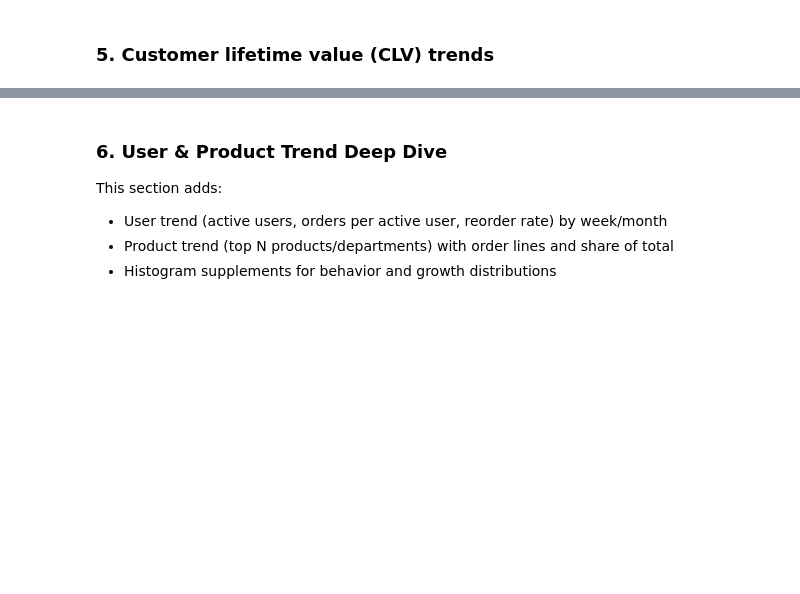
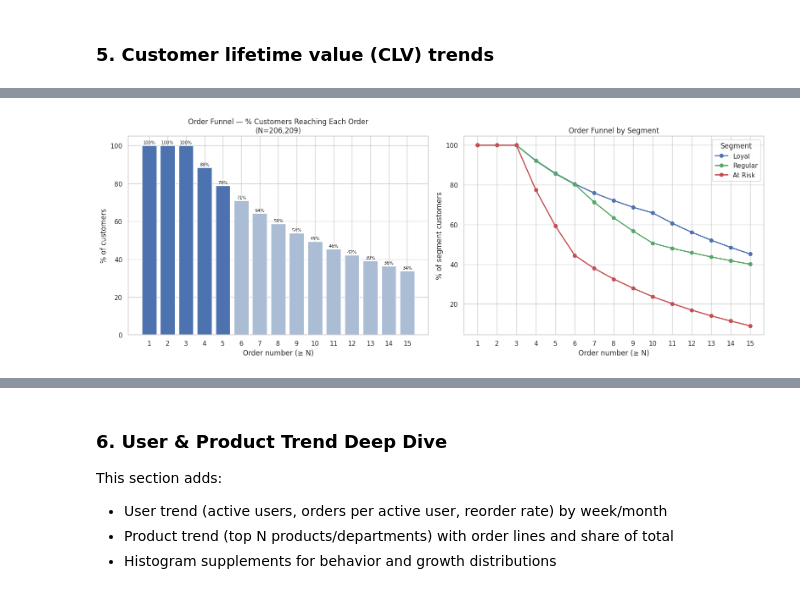
Before and after one commit to ppts2545/Instacart-Market-Basket-Analysis, a Jupyter notebook: notebooks/02_Exploratory_Data_Analysis/02_customer_behavior.ipynb, the cells around one changed output, grey strips where cells are left out. Saved outputs shown, nothing was run; the diff lists cells and outputs as text; code cells hidden in the pictures; blank space fills up the shorter version.

```diff
--- a/notebooks/02_Exploratory_Data_Analysis/02_customer_behavior.ipynb
+++ b/notebooks/02_Exploratory_Data_Analysis/02_customer_behavior.ipynb
@@ -1007,0 +1555,92 @@ Category summary (department) - top 12 by order lines:
+# %%
+# --- Order Funnel ---
+FUNNEL_MAX_ORDER = 15  # show up to order #15
+
+# Customer max order number (total_orders per customer)
+user_max_order = (
+    df.groupby("user_id", observed=False)["order_number"]
+    .max()
+    .reset_index()
+    .rename(columns={"order_number": "max_order"})
+    .merge(rfm[["user_id", "segment"]], on="user_id", how="left")
+)
+user_max_order["segment"] = user_max_order["segment"].fillna("Unknown")
+
+total_customers = user_max_order["user_id"].nunique()
+
+# Overall funnel: % of customers with max_order >= n
+funnel_steps = range(1, FUNNEL_MAX_ORDER + 1)
+funnel = pd.DataFrame(
+    {
+        "order_n": list(funnel_steps),
+        "customers_reached": [
+            (user_max_order["max_order"] >= n).sum() for n in funnel_steps
+        ],
+    }
+)
+funnel["pct_of_total"] = funnel["customers_reached"] / total_customers
+funnel["drop_off_pct"] = funnel["pct_of_total"].diff(-1).clip(lower=0)  # % lost at this step
+
+# Segment funnel
+seg_funnel_rows = []
+for seg in SEGMENT_ORDER + ["Unknown"]:
+    seg_users = user_max_order[user_max_order["segment"] == seg]
+    n_seg = len(seg_users)
+    if n_seg == 0:
+        continue
+    for n in funnel_steps:
+        seg_funnel_rows.append(
+            {
+                "segment": seg,
+                "order_n": n,
+                "pct_reached": (seg_users["max_order"] >= n).sum() / n_seg,
+            }
+        )
+seg_funnel = pd.DataFrame(seg_funnel_rows)
+
+fig, axes = plt.subplots(1, 2, figsize=(16, 6))
+
+# Overall funnel bar chart
+bar_colors = ["#4C72B0" if n <= 5 else "#AABDD4" for n in funnel["order_n"]]
+axes[0].bar(funnel["order_n"], funnel["pct_of_total"] * 100, color=bar_colors, edgecolor="white")
+axes[0].set_title(f"Order Funnel — % Customers Reaching Each Order\n(N={total_customers:,})")
+axes[0].set_xlabel("Order number (≥ N)")
+axes[0].set_ylabel("% of customers")
+axes[0].set_xticks(list(funnel_steps))
+for _, row in funnel.iterrows():
+    axes[0].text(
+        row["order_n"], row["pct_of_total"] * 100 + 0.5,
+        f"{row['pct_of_total']:.0%}", ha="center", va="bottom", fontsize=7.5
+    )
+
+# Segment funnel line chart
+seg_palette = dict(zip(SEGMENT_ORDER, ["#4C72B0", "#55A868", "#C44E52"]))
+for seg in SEGMENT_ORDER:
+    seg_data = seg_funnel[seg_funnel["segment"] == seg]
+    if not seg_data.empty:
+        axes[1].plot(
+            seg_data["order_n"],
+            seg_data["pct_reached"] * 100,
+            marker="o",
+            label=seg,
+            color=seg_palette.get(seg),
+            linewidth=2,
+        )
+axes[1].set_title("Order Funnel by Segment")
+axes[1].set_xlabel("Order number (≥ N)")
+axes[1].set_ylabel("% of segment customers")
+axes[1].set_xticks(list(funnel_steps))
+axes[1].legend(title="Segment")
+
+plt.tight_layout()
+plt.show()
+
+print("Overall funnel table:")
+display(funnel)
+
+# Key drop-off points (drop > 5%)
+big_drops = funnel[funnel["drop_off_pct"] > 0.05].copy()
+print("\nBig drop-off points (>5% lost between consecutive steps):")
+display(big_drops[["order_n", "pct_of_total", "drop_off_pct"]])
+# %% [output]
+[figure, added]
```
Also changed, not shown: parts of 10 cells of this notebook.
